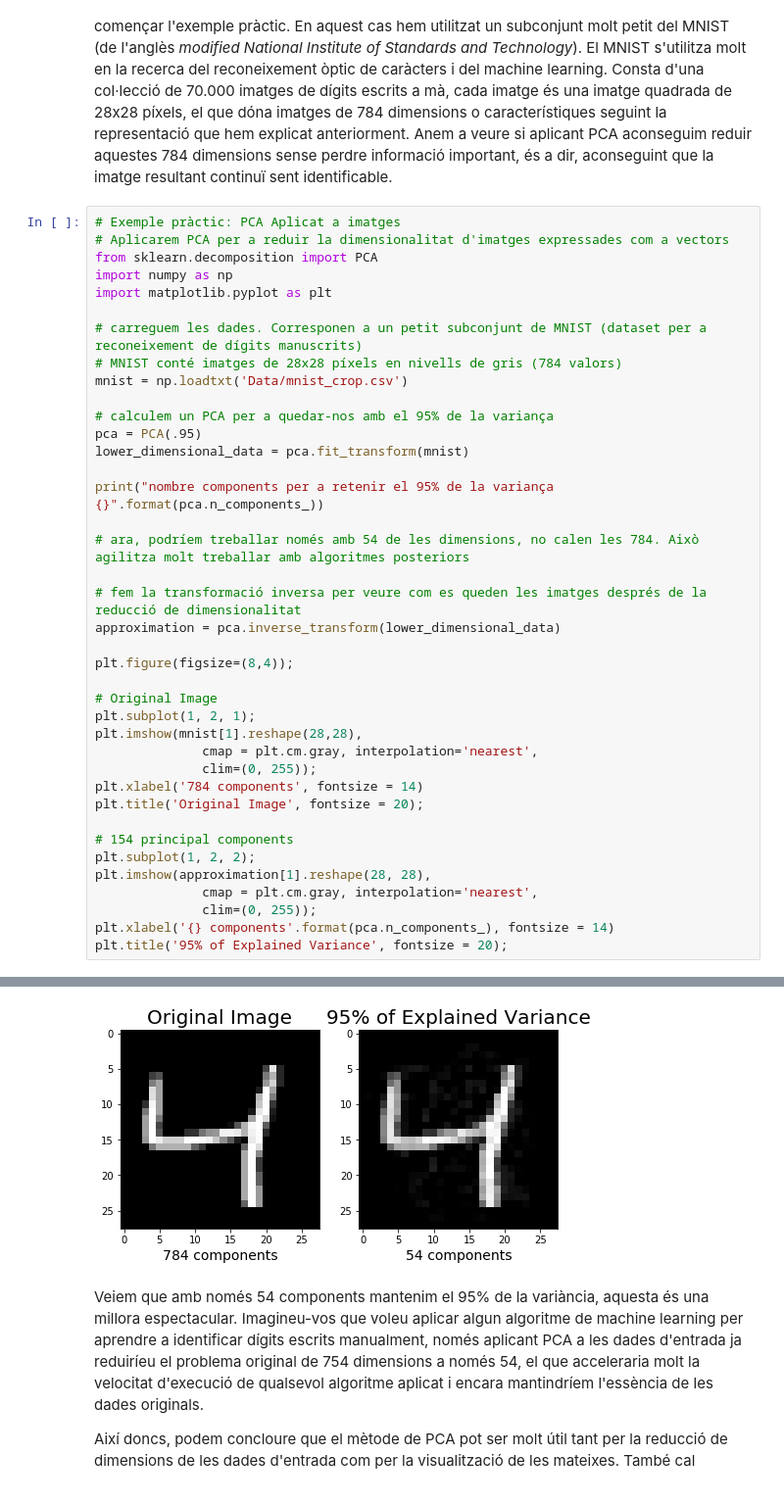
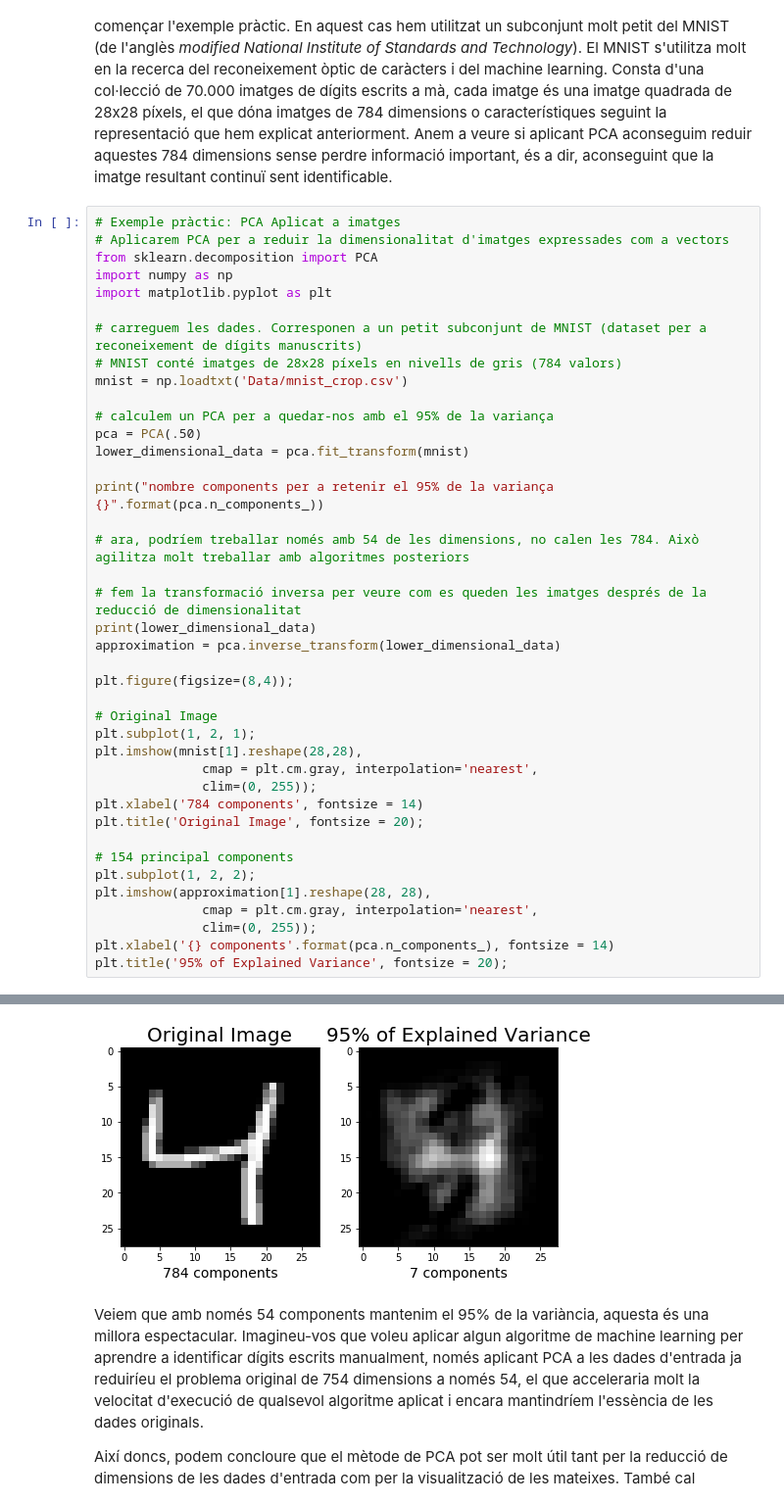
Before and after one commit to ricardborras/curs_soc, a Jupyter notebook: Pla4/4.3_PCA.ipynb, the cells around one changed output, grey strips where cells are left out. Shown at 98% size. Drawn from its saved outputs; the diff is of its cells as text.

```diff
--- a/Pla4/4.3_PCA.ipynb
+++ b/Pla4/4.3_PCA.ipynb
@@ -108,7 +110,7 @@ import matplotlib.pyplot as plt
 mnist = np.loadtxt('Data/mnist_crop.csv')
 
 # calculem un PCA per a quedar-nos amb el 95% de la variança
-pca = PCA(.95)
+pca = PCA(.50)
 lower_dimensional_data = pca.fit_transform(mnist)
 
 print("nombre components per a retenir el 95% de la variança {}".format(pca.n_components_))
@@ -116,6 +118,7 @@ print("nombre components per a retenir el 95% de la variança {}".format(pca.n_c
 # ara, podríem treballar només amb 54 de les dimensions, no calen les 784. Això agilitza molt treballar amb algoritmes posteriors
 
 # fem la transformació inversa per veure com es queden les imatges després de la reducció de dimensionalitat
+print(lower_dimensional_data)
 approximation = pca.inverse_transform(lower_dimensional_data)
 
 plt.figure(figsize=(8,4));
@@ -140,4 +159,4 @@ nombre components per a retenir el 95% de la variança 54
-[figure, old version]
+[figure, new version]
 # %% [markdown]
 Veiem que amb només 54 components mantenim el 95% de la variància, aquesta és una millora espectacular. Imagineu-vos que voleu aplicar algun algoritme de machine learning per aprendre a identificar dígits escrits manualment, només aplicant PCA a les dades d'entrada ja reduiríeu el problema original de 754 dimensions a només 54, el que acceleraria molt la velocitat d'execució de qualsevol algoritme aplicat i encara mantindríem l'essència de les dades originals.
 
```
Also changed, not shown: parts of 2 cells of this notebook, 40 other files.
